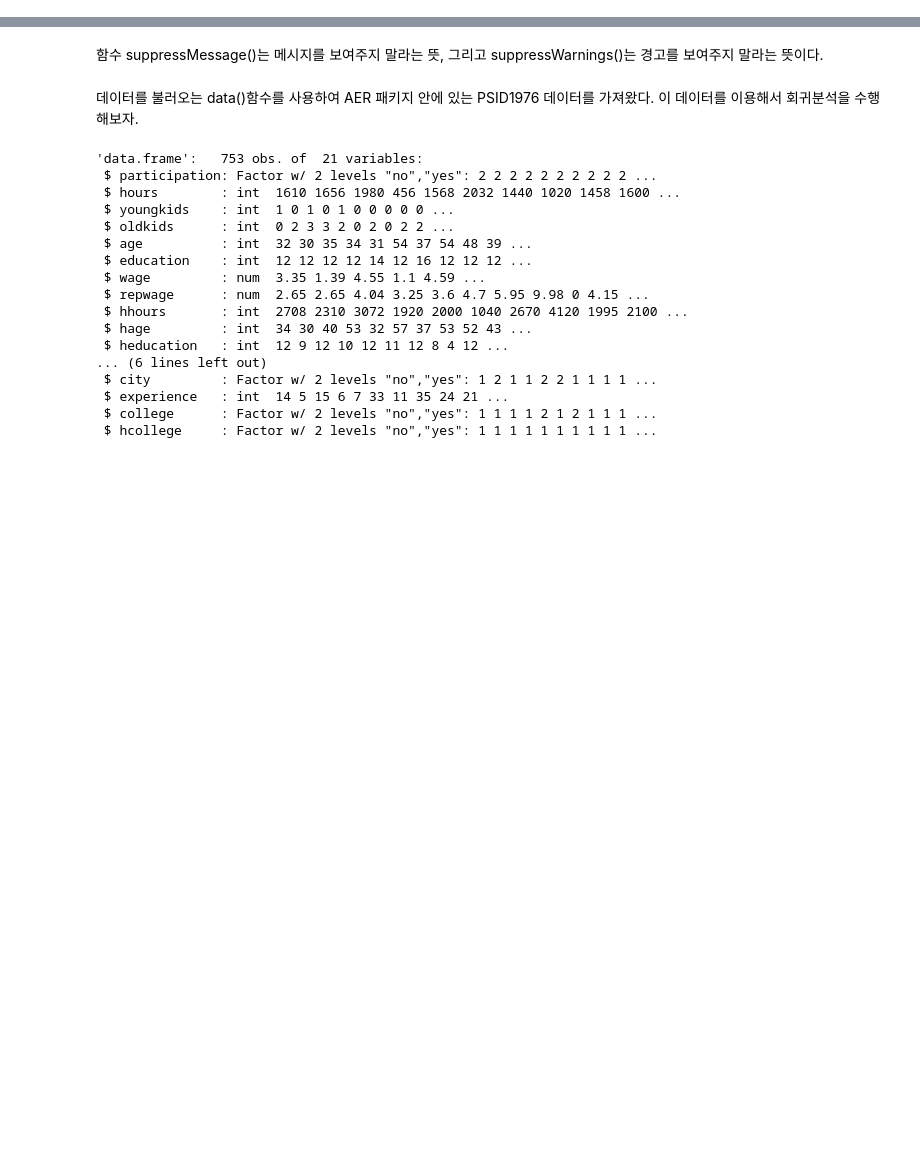
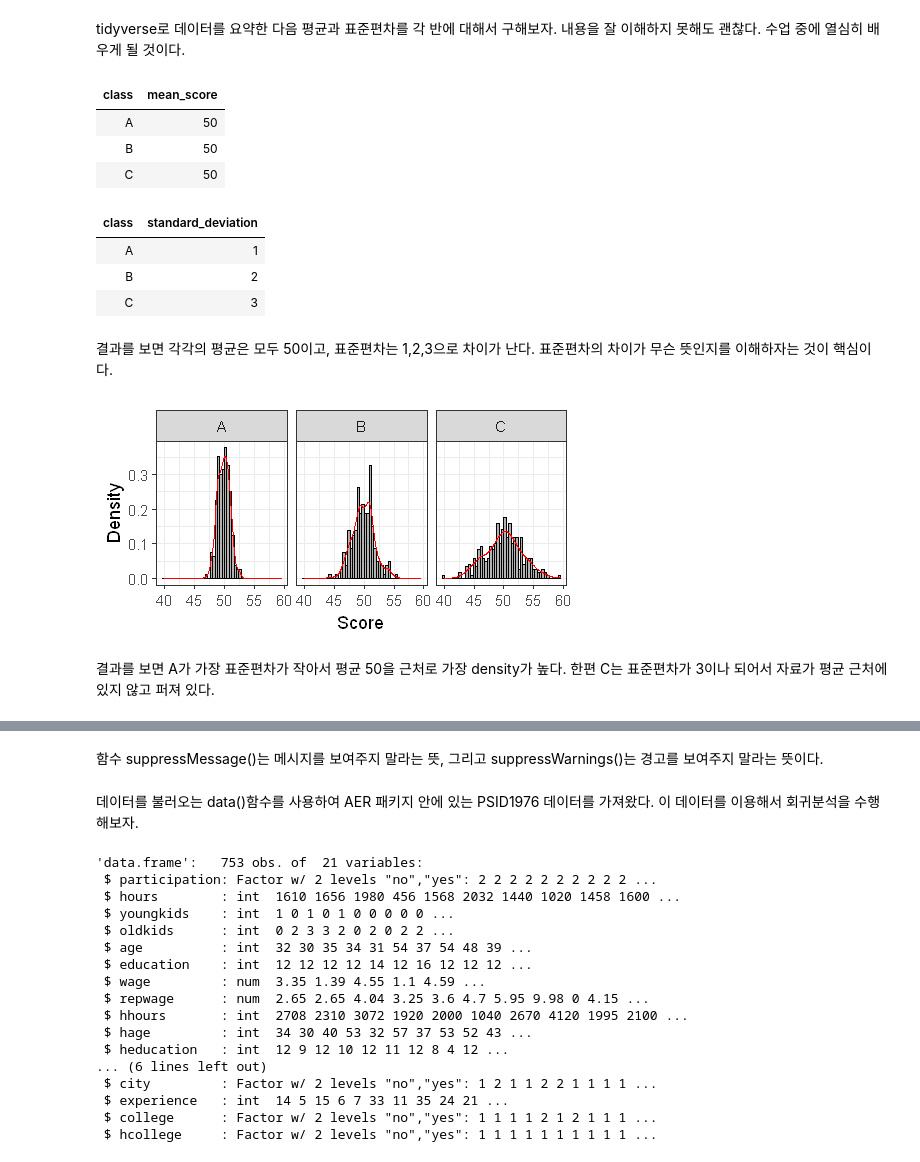
Before and after one commit to drtagkim/education, a Jupyter notebook: 회귀분석1.ipynb, the cells around one changed output, grey strips where cells are left out. Saved outputs shown, nothing was run; the diff lists cells and outputs as text; code cells hidden in the pictures; blank space fills up the shorter version.

```diff
--- a/회귀분석1.ipynb
+++ b/회귀분석1.ipynb
@@ -7,0 +35,9 @@
+# %%
+#6명의 평균을 구해보자.
+score=c(85,95,78,76,60,74)
+my_mean=function(my_data) {
+    n=length(score) #관측값의 개수
+    s=sum(score) #sigma
+    return(s/n)
+}
+my_mean(score)
@@ -7,0 +109,4 @@
+# %%
+score1=rnorm(200,mean=50,sd=1)
+score2=rnorm(200,mean=50,sd=2)
+score3=rnorm(300,mean=50,sd=3)
@@ -7,0 +122,6 @@
+# %%
+my_score=bind_rows(
+    tibble(class='A',score=score1),
+    tibble(class='B',score=score2),
+    tibble(class='C',score=score3)
+)
@@ -7,0 +147,29 @@
+# %% [markdown]
+tidyverse로 데이터를 요약한 다음 평균과 표준편차를 각 반에 대해서 구해보자. 내용을 잘 이해하지 못해도 괜찮다. 수업 중에 열심히 배우게 될 것이다.
+# %%
+my_score %>% group_by(class) %>% summarise(mean_score=round(mean(score))) %>% ungroup()
+# %% [output]
+| class | mean_score |
+| A | 50 |
+| B | 50 |
+| C | 50 |
+# %%
+my_score %>% group_by(class) %>% summarise(standard_deviation=round(sd(score))) %>% ungroup()
+# %% [output]
+| class | standard_deviation |
+| A | 1 |
+| B | 2 |
+| C | 3 |
+# %% [markdown]
+결과를 보면 각각의 평균은 모두 50이고, 표준편차는 1,2,3으로 차이가 난다. 표준편차의 차이가 무슨 뜻인지를 이해하자는 것이 핵심이다.
+# %%
+options(repr.plot.width=4,repr.plot.height=2)
+g <- ggplot(my_score,aes(x=score))
+g <- g+geom_histogram(aes(y=..density..),alpha=0.3,color='black',bins=50,fill='black')+geom_density(alpha=0.2,color='red')
+g <- g+facet_grid(.~class)
+g <- g+theme_bw()+labs(x='Score',y='Density')
+print(g)
+# %% [output]
+[figure, added]
+# %% [markdown]
+결과를 보면 A가 가장 표준편차가 작아서 평균 50을 근처로 가장 density가 높다. 한편 C는 표준편차가 3이나 되어서 자료가 평균 근처에 있지 않고 퍼져 있다.
```
Also changed, not shown: parts of 44 cells of this notebook.
